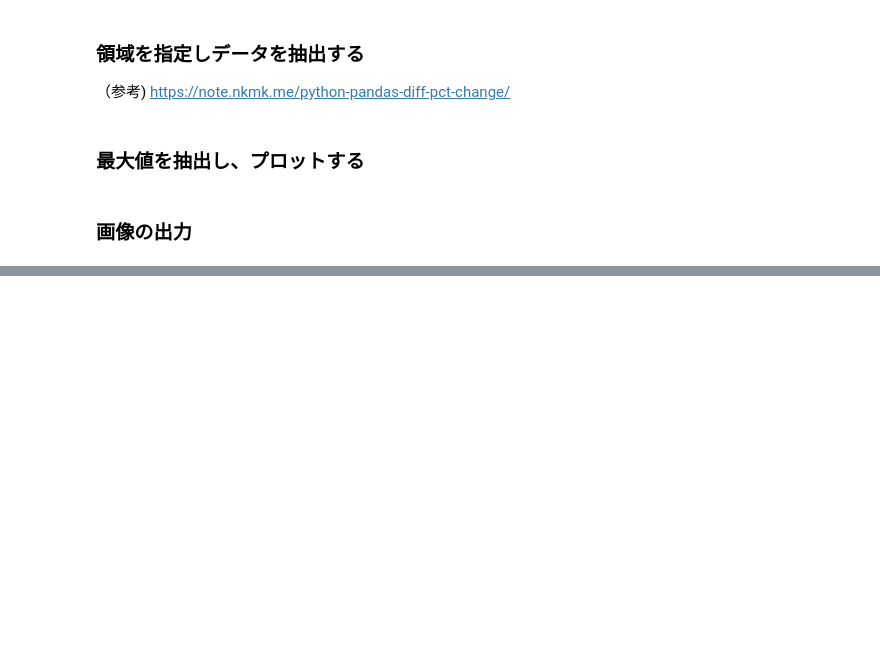
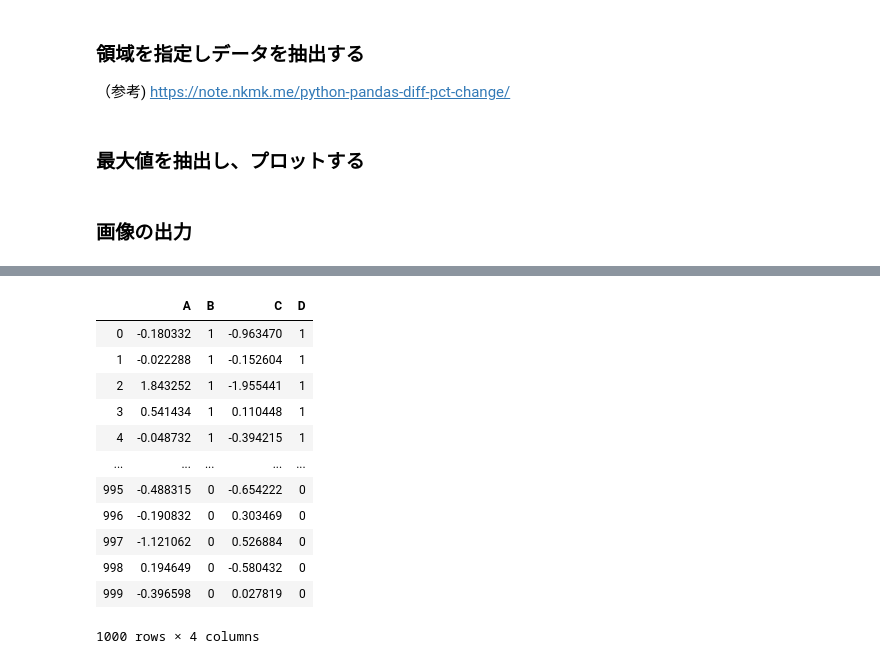
Before and after one commit to tklab717/DataProcessing, a Jupyter notebook: Data_extract_minmax.ipynb, the cells around one changed output, grey strips where cells are left out. Cells and saved outputs as stored; diff of their text form; code cells hidden in the pictures; blank space fills up the shorter version.

```diff
--- a/Data_extract_minmax.ipynb
+++ b/Data_extract_minmax.ipynb
@@ -258,0 +303,4 @@ def output_jpeg(file_name, fig):
+# %%
+#各条件での比較を実施するため、比較するグループを作成
+#下記では、tar_NEとtar_GAIRCYLが同じ条件での計測タイミング違いを比較する
+df_g = df_meta.groupby(["tar_NE","tar_GAIRCYL"])
@@ -258,0 +406,16 @@ def output_jpeg(file_name, fig):
+# %%
+df_all
+# %% [output]
+|  | A | B | C | D |
+| 0 | -0.180332 | 1 | -0.963470 | 1 |
+| 1 | -0.022288 | 1 | -0.152604 | 1 |
+| 2 | 1.843252 | 1 | -1.955441 | 1 |
+| 3 | 0.541434 | 1 | 0.110448 | 1 |
+| 4 | -0.048732 | 1 | -0.394215 | 1 |
+| ... | ... | ... | ... | ... |
+| 995 | -0.488315 | 0 | -0.654222 | 0 |
+| 996 | -0.190832 | 0 | 0.303469 | 0 |
+| 997 | -1.121062 | 0 | 0.526884 | 0 |
+| 998 | 0.194649 | 0 | -0.580432 | 0 |
+| 999 | -0.396598 | 0 | 0.027819 | 0 |
+1000 rows × 4 columns
```
Also changed, not shown: parts of 35 cells of this notebook.
